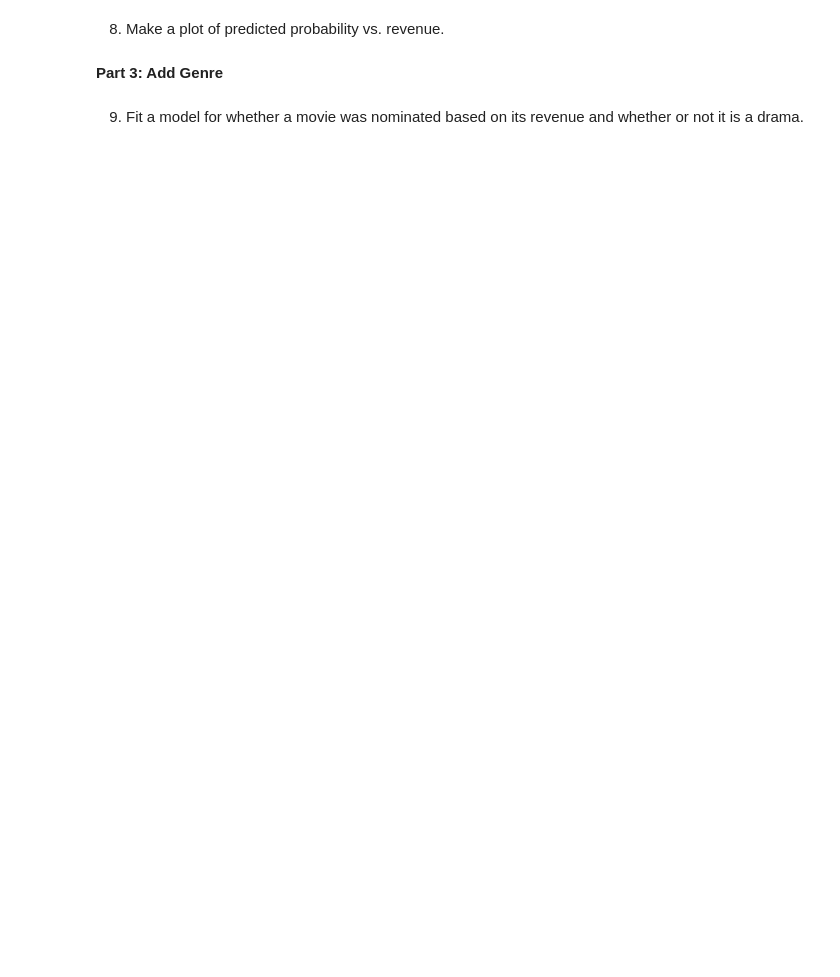
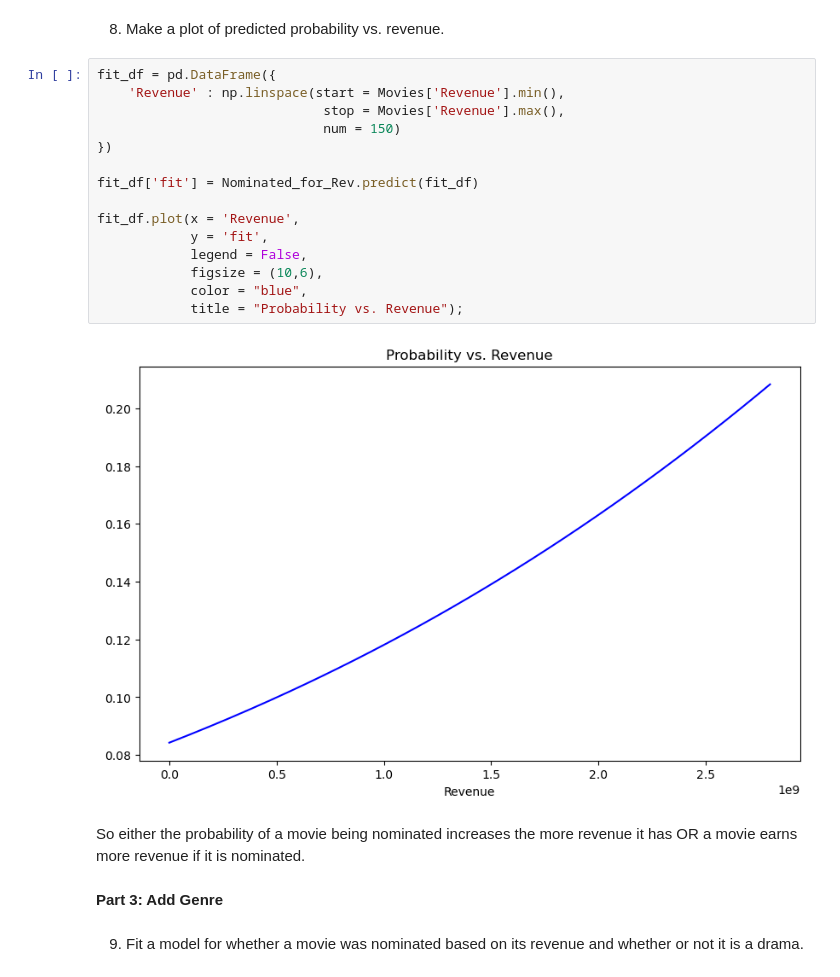
Before and after one commit to nss-data-science-cohort-9/logistic-regression-MCMajor, a Jupyter notebook: Logistic_Regresssion_MCMajor.ipynb, the cells around one changed output. Drawn from its saved outputs; the diff is of its cells as text; blank space fills up the shorter version.

```diff
--- a/Logistic_Regresssion_MCMajor.ipynb
+++ b/Logistic_Regresssion_MCMajor.ipynb
@@ -139,5 +150,24 @@ Estimated probability of being nominated:  10%
 # %% [markdown]
 8. Make a plot of predicted probability vs. revenue.
+# %%
+fit_df = pd.DataFrame({
+    'Revenue' : np.linspace(start = Movies['Revenue'].min(),
+                             stop = Movies['Revenue'].max(),
+                             num = 150)
+})
+
+fit_df['fit'] = Nominated_for_Rev.predict(fit_df)
+
+fit_df.plot(x = 'Revenue',
+            y = 'fit',
+            legend = False,
+            figsize = (10,6),
+            color = "blue",
+            title = "Probability vs. Revenue");
+# %% [output]
+[figure, added]
+# %% [markdown]
+So either the probability of a movie being nominated increases the more revenue it has OR a movie earns more revenue if it is nominated.
 # %% [markdown]
 **Part 3: Add Genre**
 # %% [markdown]
```
Also changed, not shown: parts of 12 cells of this notebook.
